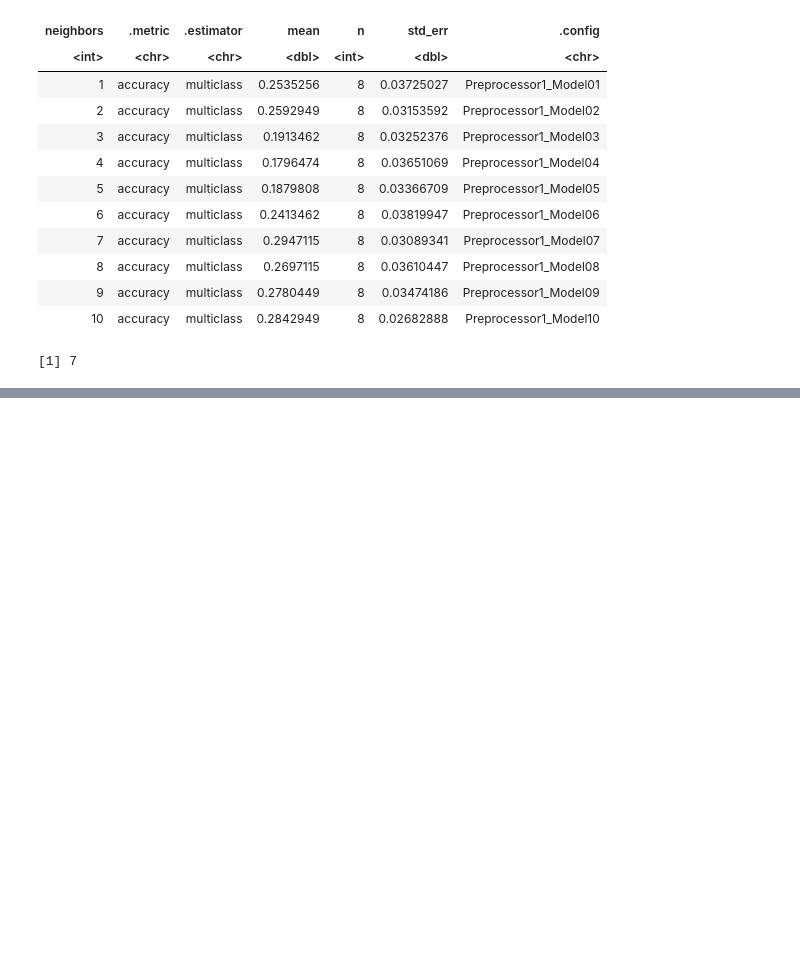
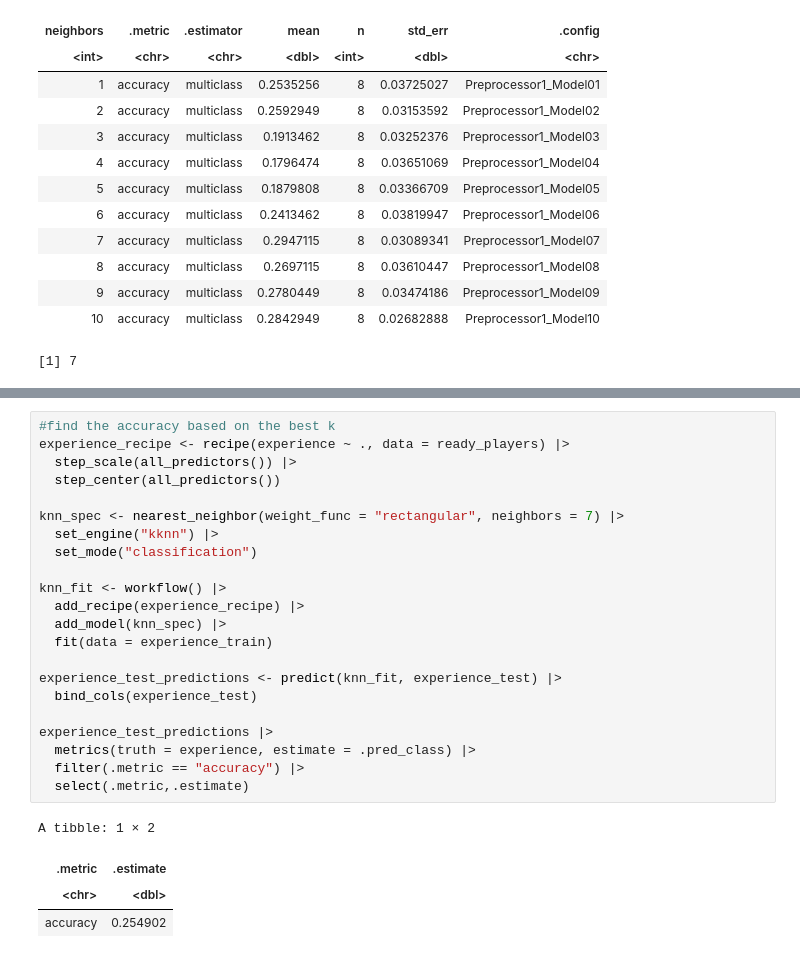
Before and after one commit to Cayla1015/dsci100project, a Jupyter notebook: project1.ipynb, the cells around one changed output, grey strips where cells are left out. Drawn from its saved outputs; the diff is of its cells as text; blank space fills up the shorter version.

```diff
--- a/project1.ipynb
+++ b/project1.ipynb
@@ -294,0 +309,27 @@ A tibble: 10 × 7
+# %%
+#find the accuracy based on the best k
+experience_recipe <- recipe(experience ~ ., data = ready_players) |>
+  step_scale(all_predictors()) |>
+  step_center(all_predictors())
+
+knn_spec <- nearest_neighbor(weight_func = "rectangular", neighbors = 7) |>
+  set_engine("kknn") |>
+  set_mode("classification")
+
+knn_fit <- workflow() |>
+  add_recipe(experience_recipe) |>
+  add_model(knn_spec) |>
+  fit(data = experience_train)
+
+experience_test_predictions <- predict(knn_fit, experience_test) |>
+  bind_cols(experience_test)
+
+experience_test_predictions |>
+  metrics(truth = experience, estimate = .pred_class) |>
+  filter(.metric == "accuracy") |>
+  select(.metric,.estimate)
+# %% [output]
+A tibble: 1 × 2
+| .metric | .estimate |
+| <chr> | <dbl> |
+| accuracy | 0.254902 |
```
Also changed, not shown: parts of 6 cells of this notebook.
